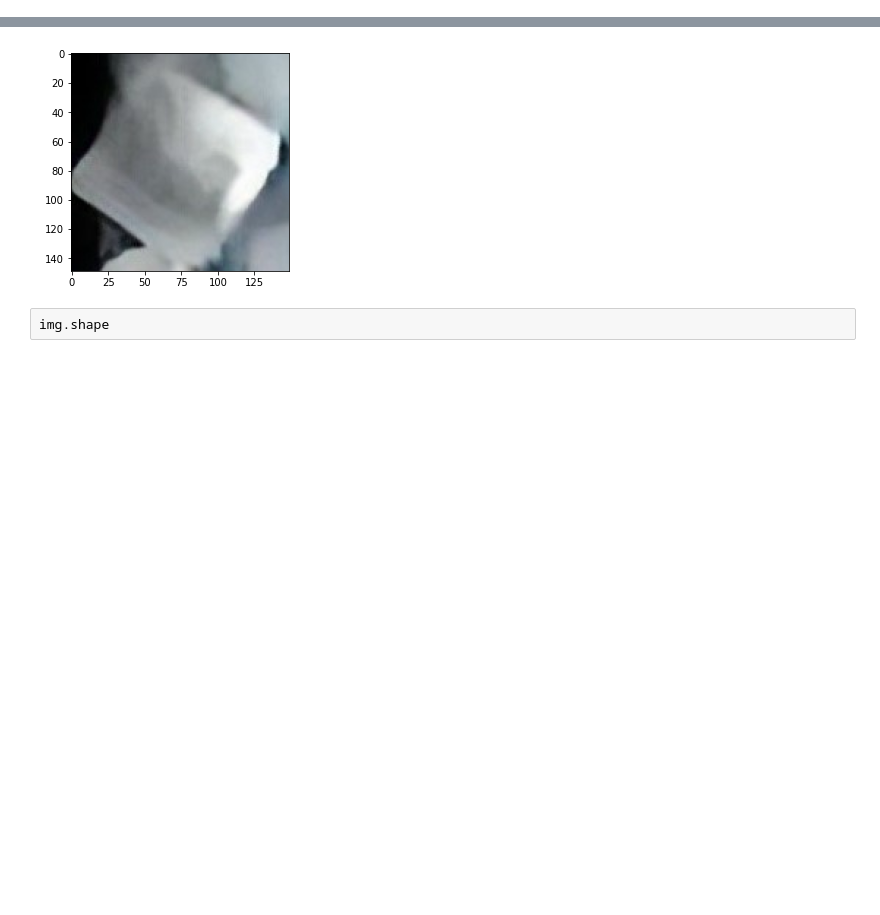
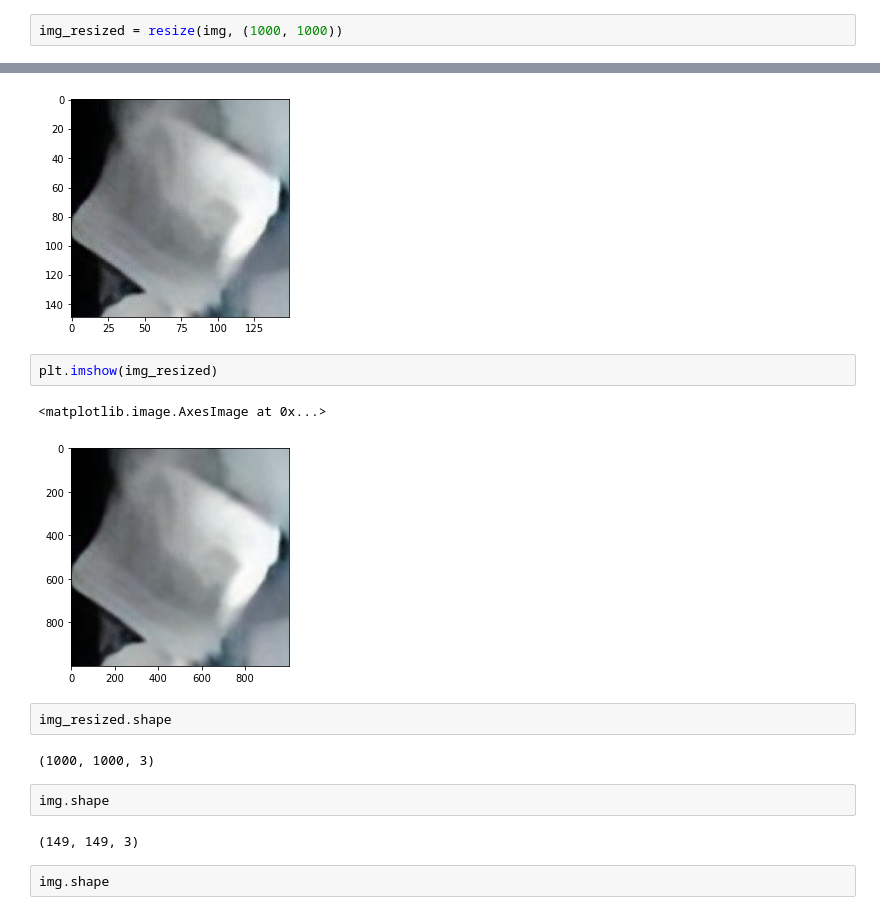
Before and after one commit to ucfilho/marquesgabi_paper_fev_2021, a Jupyter notebook: Other_resolution/Image_Save_better_resolution.ipynb, the cells around one changed output, grey strips where cells are left out. Saved outputs shown, nothing was run; the diff lists cells and outputs as text; blank space fills up the shorter version.

```diff
--- a/Other_resolution/Image_Save_better_resolution.ipynb
+++ b/Other_resolution/Image_Save_better_resolution.ipynb
@@ -82,8 +103,23 @@ img = images[1]
+# %%
+img_resized = resize(img, (1000, 1000))
 # %%
 plt.imshow(img)
 # %% [output]
 <matplotlib.image.AxesImage at 0x...>
 [figure]
+# %%
+plt.imshow(img_resized)
+# %% [output]
+<matplotlib.image.AxesImage at 0x...>
+[figure, added]
+# %%
+img_resized.shape
+# %% [output]
+(1000, 1000, 3)
+# %%
+img.shape
+# %% [output]
+(149, 149, 3)
 # %%
 img.shape
 # %% [output]
```
Also changed, not shown: parts of 2 cells of this notebook.
